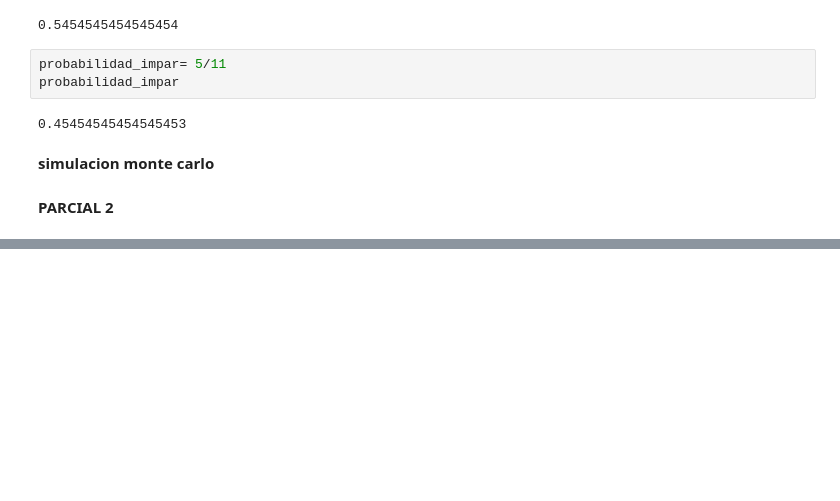
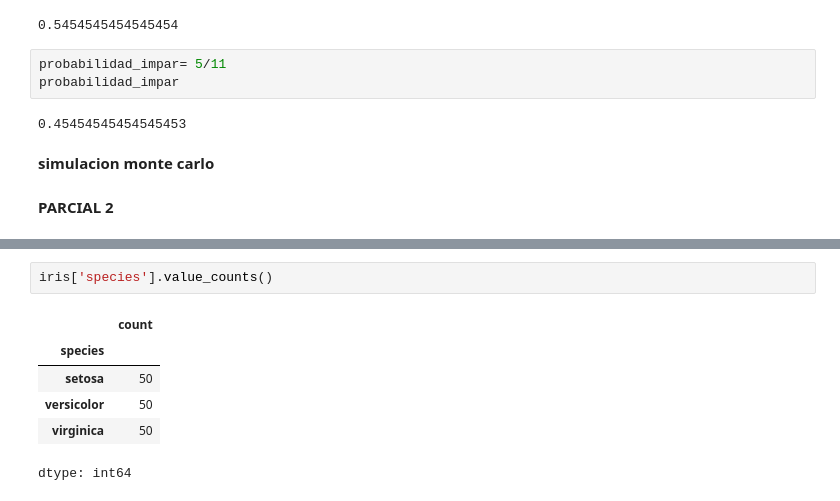
Before and after one commit to SayraIbarra/E50A-E01, a Jupyter notebook: clase_mineria.ipynb, the cells around one changed output, grey strips where cells are left out. Drawn from its saved outputs; the diff is of its cells as text; blank space fills up the shorter version.

```diff
--- a/clase_mineria.ipynb
+++ b/clase_mineria.ipynb
@@ -1208,0 +1220,9 @@ probabilidad_impar
+# %%
+iris['species'].value_counts()
+# %% [output]
+|  | count |
+| species |  |
+| setosa | 50 |
+| versicolor | 50 |
+| virginica | 50 |
+dtype: int64
```
Also changed, not shown: parts of 2 cells of this notebook.
